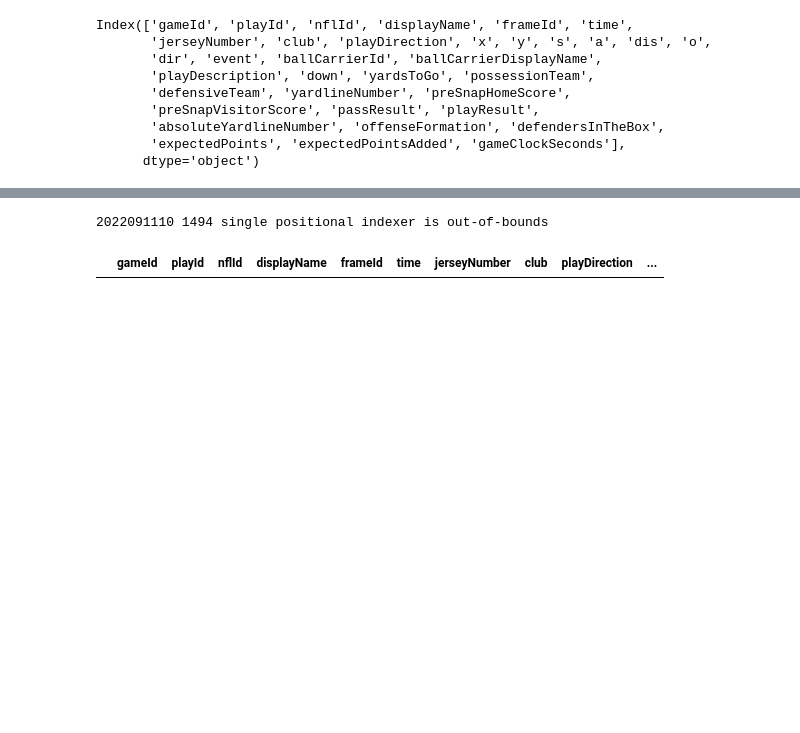
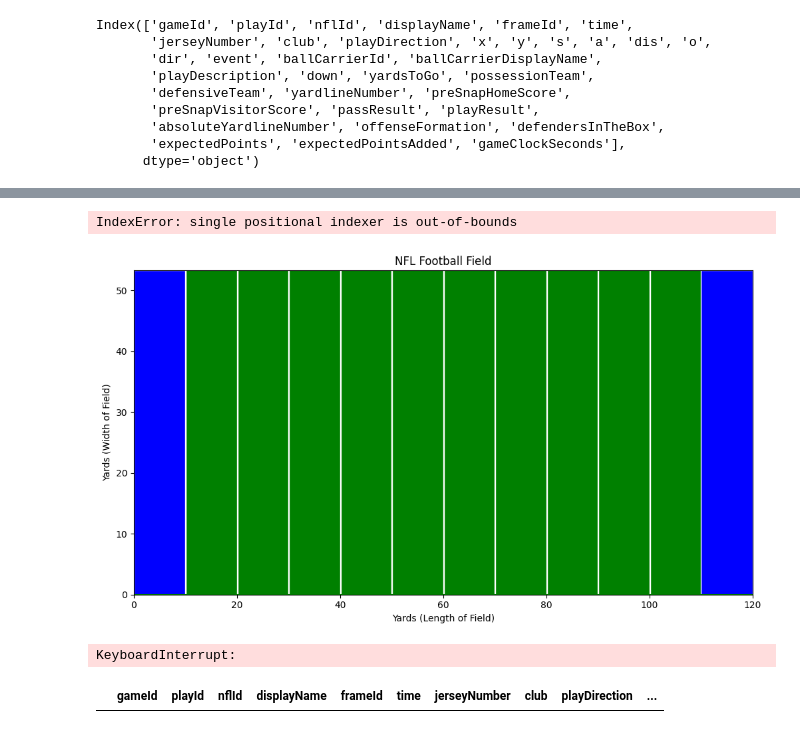
Before and after one commit to rudraravl/nfldatabowl2024, a Jupyter notebook: codemonkeynfl.ipynb, the cells around one changed output, grey strips where cells are left out. Cells and saved outputs as stored; diff of their text form; code cells hidden in the pictures; blank space fills up the shorter version.

```diff
--- a/codemonkeynfl.ipynb
+++ b/codemonkeynfl.ipynb
@@ -658,0 +523,15 @@ for game_id, play_id, start_frame, def_club in play_nums:
+# %%
+position_stdevs = {'CB': ((0.021697169437255328, 1.1524806435704398),
+        (0.33011109332407784, 1.0524953179563277)),
+ 'DE': ((0.03885671623562012, 0.8923245720918611),
+        (0.2279950883630811, 0.9609614853646048)),
+ 'DT': ((-0.025577426227920978, 0.8247165015612999),
+        (0.20826429320376447, 0.8327871964672787)),
+ 'FS': ((0.0021549630044978086, 1.1666558884143488),
+        (0.3151223107692979, 1.0196112958142505)),
+ 'MLB': ((0.025904158092458416, 0.938353809523766),
+         (0.2647197143778237, 0.8362525269703351)),
+ 'OLB': ((-0.016136172367208795, 0.9431119629746318),
+         (0.2355981377282284, 0.873979375773882)),
+ 'SS': ((-0.006516722732499044, 1.2012187794556188),
+        (0.3257560369377372, 1.170706986087154))}
@@ -659,3 +639,50 @@ for game_id, play_id, start_frame, def_club in play_nums:
+# %%
+#getting data
+ax = create_football_field()
+game_id, play_id = 2022090800,101
+curr_play = valid_players[(valid_players['gameId'] == game_id) & (valid_players['playId'] == play_id)]
+nfl_id = 43335
+defender = curr_play[curr_play['nflId'] == nfl_id]
+x,y,s,d,p = defender['x'].iloc[0], defender['y'].iloc[0], defender['s'].iloc[0], np.radians(defender['dir'].iloc[0]), players[players['nflId'] == nfl_id]['position'].iloc[0]
+print(p)
+#making the distribution
+player_x_sigma, player_y_sigma = position_stdevs[p][0][1], position_stdevs[p][1][1]
+player_x_sigma, player_y_sigma = max(1, player_x_sigma * math.sqrt(s)), max(1, player_y_sigma * math.sqrt(s))
+
+x_points = np.linspace(player_x_mu - (player_x_sigma*2), player_x_mu + (player_x_sigma*2), 70)
+y_points = np.linspace(player_y_mu - (player_y_sigma*2), player_y_mu + (player_y_sigma*2),  70)
+print(player_x_sigma, player_y_sigma)
+pdf_x_points = norm.pdf(x_points, loc = player_x_mu, scale=1)
+pdf_y_points = skewnorm.pdf(y_points, loc = player_y_mu, a = 2)
+
+pprint(pdf_x_points)
+pprint(pdf_y_points)
+
+X, Y = np.meshgrid(x_points, y_points)
+X_rot, Y_rot = np.empty_like(X), np.empty_like(Y)
+for i in range(X.shape[0]):
+    for j in range(X.shape[1]):
+        X_rot[i, j], Y_rot[i, j] = rotate_point(X[i, j] - player_x, Y[i, j] - player_y, d)
+
+# Shift back to player's position
+X_rot += player_x
+Y_rot += player_y
+
+# Compute the joint PDF on the rotated grid
+joint_pdf_rotated = np.outer(pdf_y_points, pdf_x_points)
+
+# Plotting the rotated joint PDF
+for i in range(len(joint_pdf_rotated)):
+    for j in range(len(joint_pdf_rotated[i])):
+        if joint_pdf_rotated[i][j] < .05:
+            #print("aaaa")
+            joint_pdf_rotated[i][j] = np.NaN
+
+#plotting jawn
+ax.contourf(X_rot, Y_rot, joint_pdf_rotated, cmap="viridis", alpha=1)
+# %% [output]
+IndexError: single positional indexer is out-of-bounds
+[figure, added]
 # %%
 import math
 import matplotlib.pyplot as plt
@@ -699,11 +726,7 @@ def chaseDownEfficiency(frames, dists):
 for game_id, play_id, start_frame, def_club in play_nums:
     curr_play = valid_players[(valid_players['gameId'] == game_id) & (valid_players['playId'] == play_id)]
     curr_play_def = curr_play[curr_play['club'] == def_club]
-    try:
-        ball_carrier_id = curr_play['ballCarrierId'].iloc[0]
-    except Exception as e:
-        print(game_id, play_id,e)
-        break
+    ball_carrier_id = curr_play['ballCarrierId'].iloc[0]
     ball_carrier = curr_play[curr_play['nflId'] == ball_carrier_id]
     for defender in curr_play_def['displayName'].unique():
         distances = []
@@ -736,7 +759,7 @@ for game_id, play_id, start_frame, def_club in play_nums:
         # plt.legend()
         # plt.show()
 # %% [output]
-2022091110 1494 single positional indexer is out-of-bounds
+KeyboardInterrupt:
 # %%
 dumb_play = valid_players[(valid_players['gameId'] == 2022091110) & (valid_players['playId'] == 1494)]
 dumb_play
```
Also changed, not shown: parts of 16 cells of this notebook, 1 other file.
